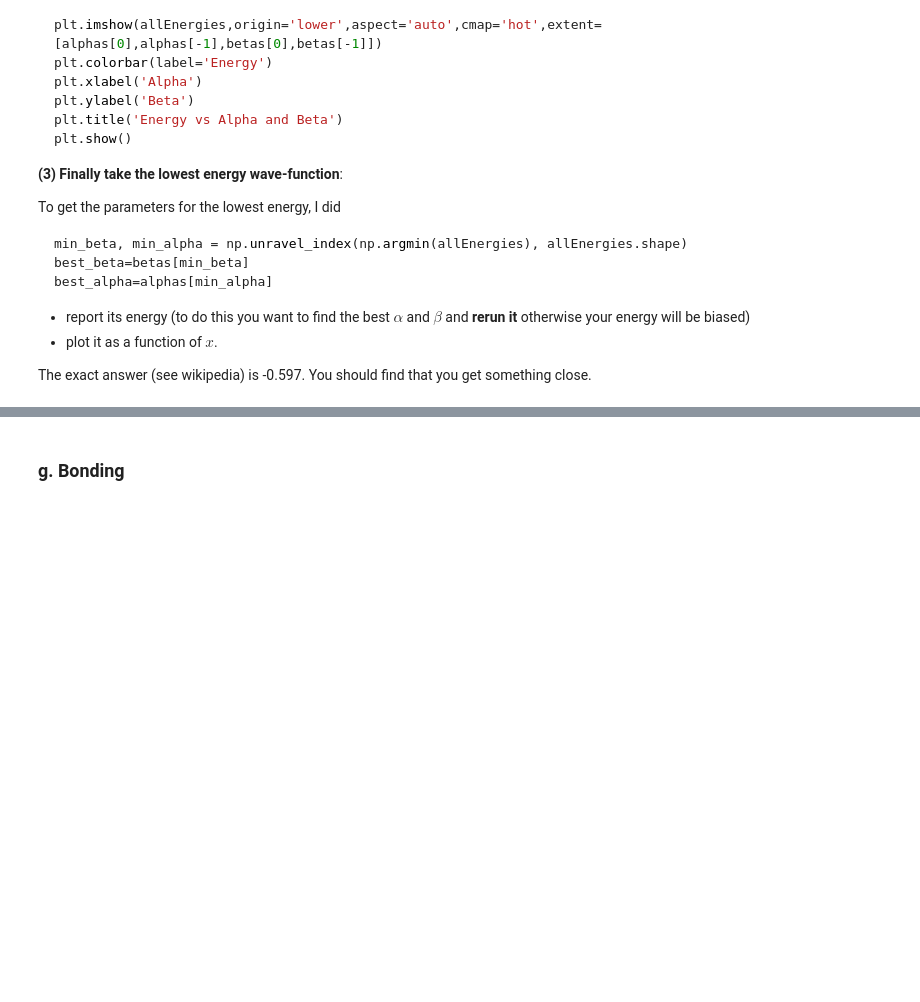
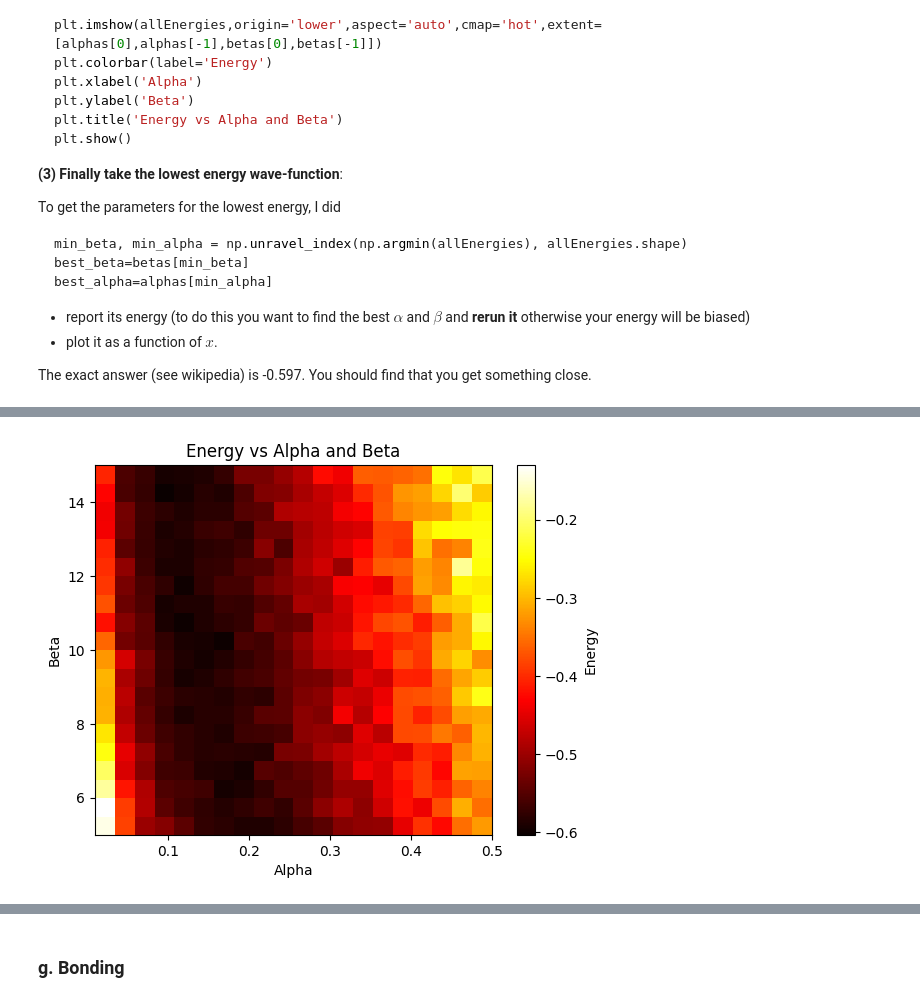
Before and after one commit to mvela31/PHYS487hws, a Jupyter notebook: quantum_mechanics/VMC5.ipynb, the cells around one changed output, grey strips where cells are left out. Saved outputs shown, nothing was run; the diff lists cells and outputs as text; code cells hidden in the pictures; blank space fills up the shorter version.

```diff
--- a/quantum_mechanics/VMC5.ipynb
+++ b/quantum_mechanics/VMC5.ipynb
@@ -679,4 +762,12 @@ The exact answer (see wikipedia) is -0.597.  You should find that you get someth
 # %%
 ###ANSWER HERE
+plt.imshow(all_energies,origin='lower',aspect='auto',cmap='hot',extent=[alphas[0],alphas[-1],betas[0],betas[-1]])
+plt.colorbar(label='Energy')
+plt.xlabel('Alpha')
+plt.ylabel('Beta')
+plt.title('Energy vs Alpha and Beta')
+plt.show()
+# %% [output]
+[figure, added]
 # %%
 ###ANSWER HERE
```
Also changed, not shown: parts of 15 cells of this notebook.
